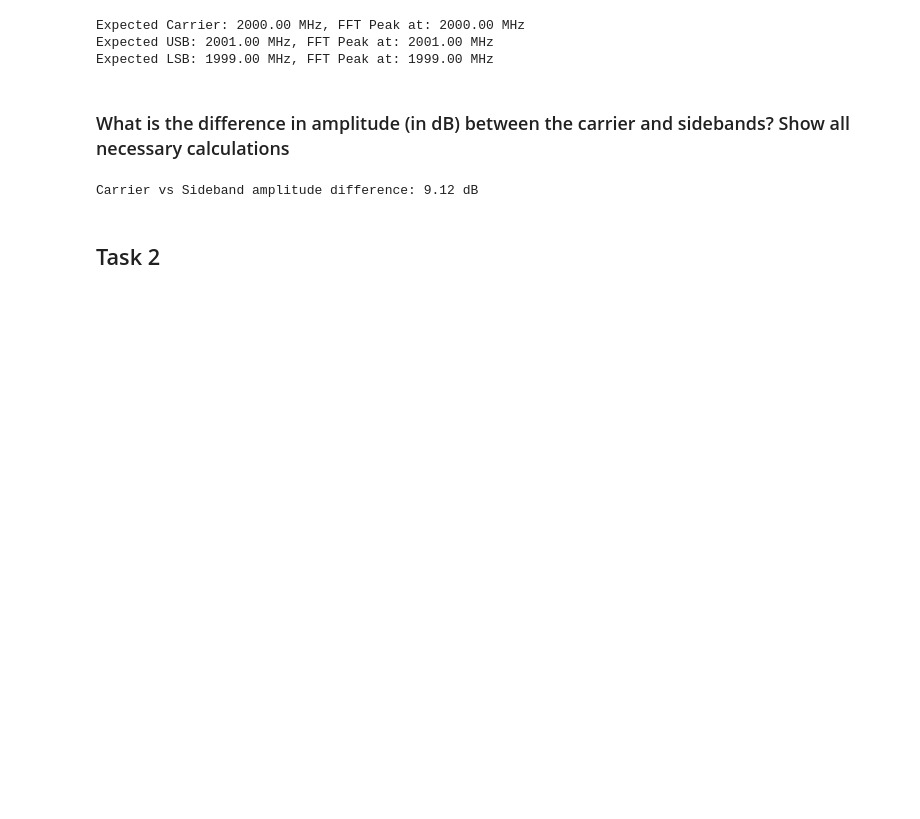
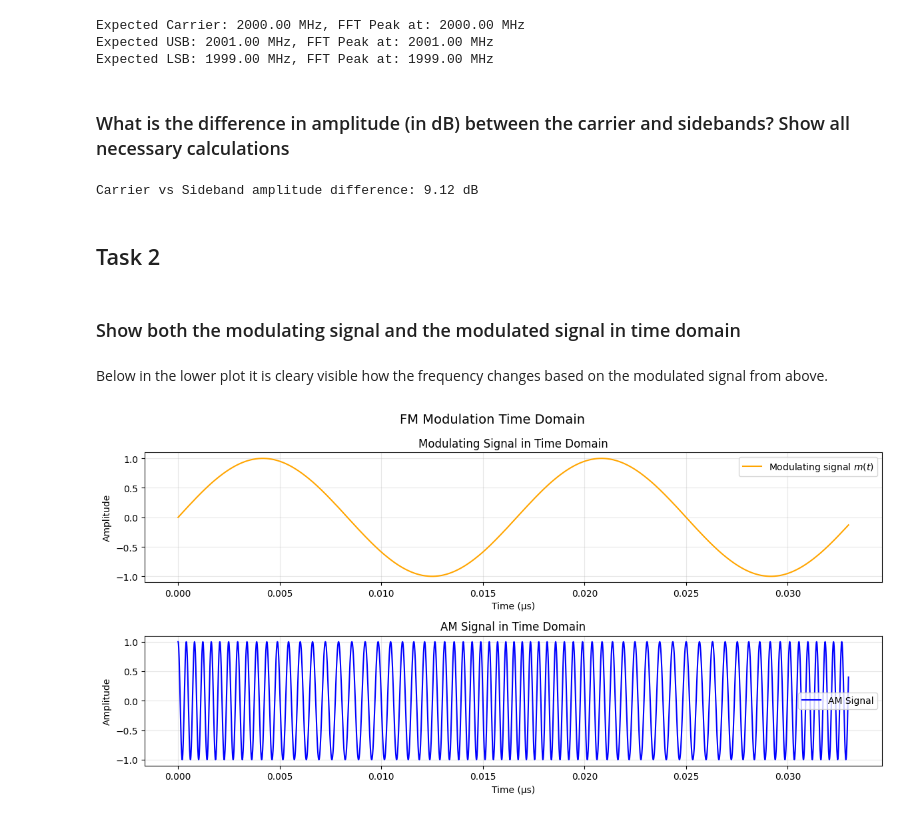
Before and after one commit to NortheLo/Microwave_Eng_Lab, a Jupyter notebook: Lab2_Spectrum_Analysis/Lab2_Preliminary.ipynb, the cells around one changed output. Cells and saved outputs as stored; diff of their text form; code cells hidden in the pictures; blank space fills up the shorter version.

```diff
--- a/Lab2_Spectrum_Analysis/Lab2_Preliminary.ipynb
+++ b/Lab2_Spectrum_Analysis/Lab2_Preliminary.ipynb
@@ -118,3 +213,36 @@ print(f"Carrier vs Sideband amplitude difference: {diff_dB:.2f} dB")
 Carrier vs Sideband amplitude difference: 9.12 dB
 # %% [markdown]
 ## Task 2
+# %%
+f_c         = 2e9       # [Hz]
+f_m         = 60e6      # [Hz]
+mod_index   = 8         # [ ]
+
+t_max       = 33e-9     # [s]
+# %%
+t = np.arange(0, t_max, 1/f_s)
+
+s_mod = np.sin(2 * np.pi * f_m * t)
+s_bp  = np.cos(2 * np.pi * f_c * t + mod_index * s_mod)
+# %% [markdown]
+### Show both the modulating signal and the modulated signal in time domain
+# %% [markdown]
+Below in the lower plot it is cleary visible how the frequency changes based on the modulated signal from above.
+# %%
+signals = [ {
+            'data': s_mod,
+            'label': 'Modulating signal $m(t)$',
+            'color': 'orange',
+            'title': 'Modulating Signal in Time Domain'
+        },
+        {
+            'data': s_bp,
+            'label': 'AM Signal',
+            'color': 'blue',
+            'title': 'AM Signal in Time Domain'
+        }
+    ]
+
+plot_time_domain(t, signals, title="FM Modulation Time Domain")
+# %% [output]
+[figure, added]
```
Also changed, not shown: parts of 29 cells of this notebook.
